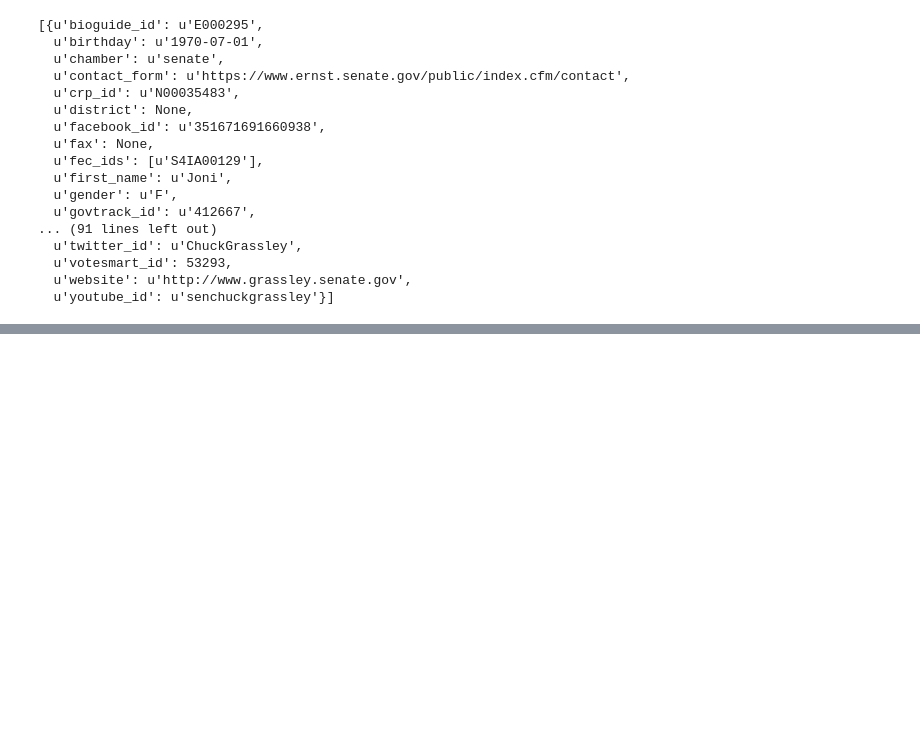
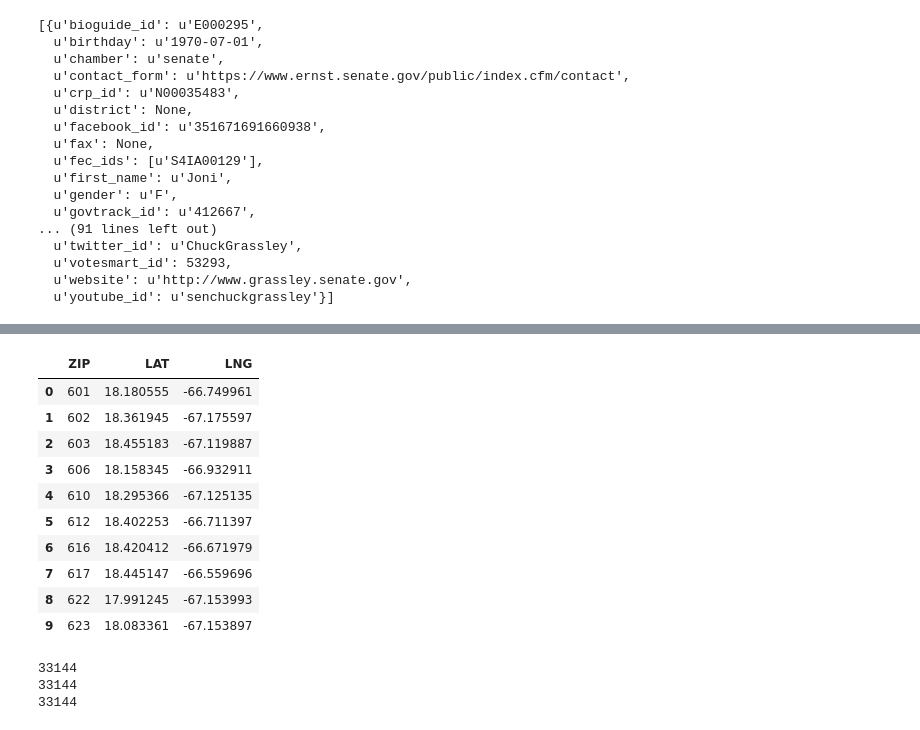
Before and after one commit to saffrydaffry/w210_imwithdata, a Jupyter notebook: notebooks/Sunlight_API_Exploration.ipynb, the cells around one changed output, grey strips where cells are left out. Saved outputs shown, nothing was run; the diff lists cells and outputs as text; code cells hidden in the pictures; blank space fills up the shorter version.

```diff
--- a/notebooks/Sunlight_API_Exploration.ipynb
+++ b/notebooks/Sunlight_API_Exploration.ipynb
@@ -47,0 +133,27 @@ congress.locate_legislators_by_zip('52245')
+# %%
+zips = pd.read_csv('/Users/brosskatz/PycharmProjects/rzst/w210_imwithdata/data/static_data/Zip_lat_long.csv')
+zips[:10]
+# %% [output]
+|  | ZIP | LAT | LNG |
+| 0 | 601 | 18.180555 | -66.749961 |
+| 1 | 602 | 18.361945 | -67.175597 |
+| 2 | 603 | 18.455183 | -67.119887 |
+| 3 | 606 | 18.158345 | -66.932911 |
+| 4 | 610 | 18.295366 | -67.125135 |
+| 5 | 612 | 18.402253 | -66.711397 |
+| 6 | 616 | 18.420412 | -66.671979 |
+| 7 | 617 | 18.445147 | -66.559696 |
+| 8 | 622 | 17.991245 | -67.153993 |
+| 9 | 623 | 18.083361 | -67.153897 |
+# %%
+zip_list = [str(zipcode).zfill(5) for zipcode in zips['ZIP'].tolist()]
+zip_lat_list = zips['LAT'].tolist()
+zip_lng_list = zips['LNG'].tolist()
+
+print (len(zip_list))
+print (len(zip_lat_list))
+print (len(zip_lng_list))
+# %% [output]
+33144
+33144
+33144
```
Also changed, not shown: parts of 18 cells of this notebook, 9 other files.
